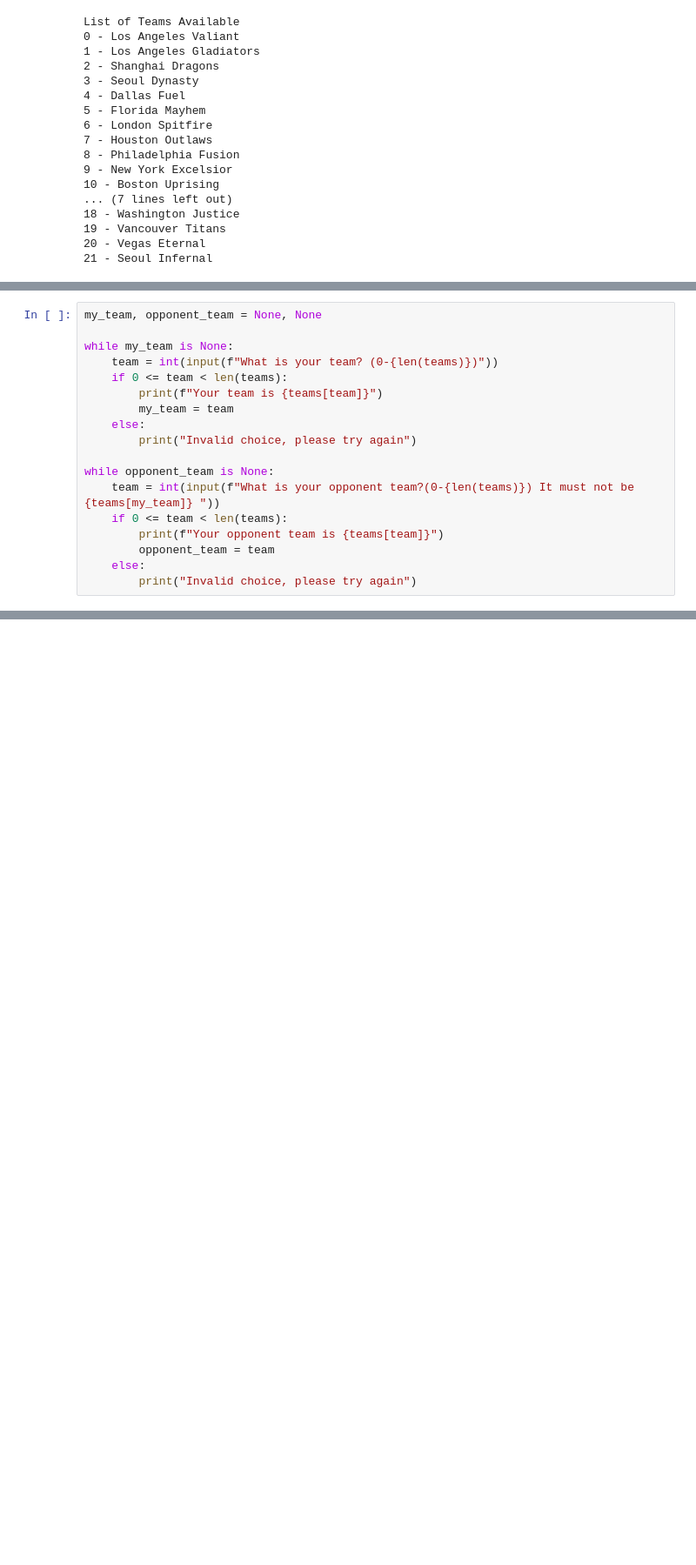
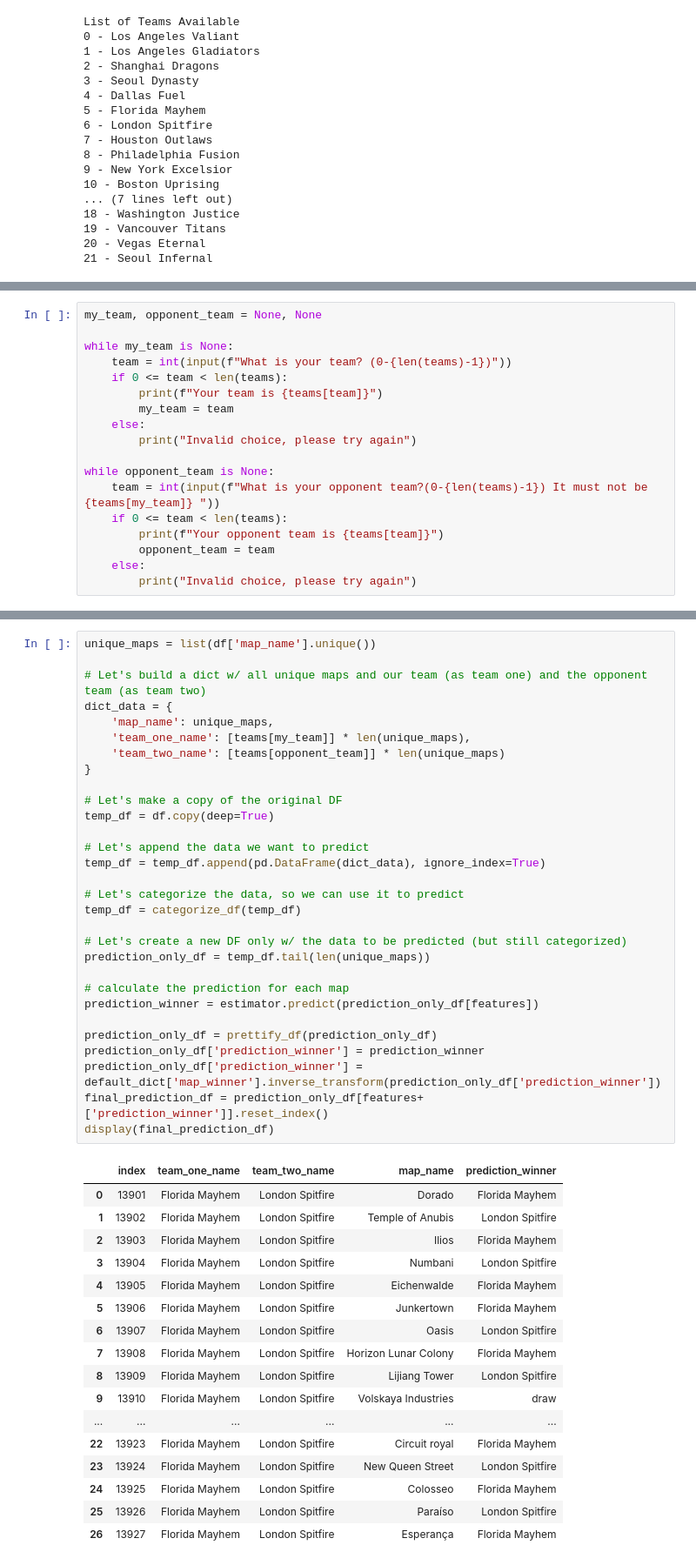
Before and after one commit to viniciusbarros/mtu-artificial-inteligence, a Jupyter notebook: AI/CA3/DataDrivenModel_Template.ipynb, the cells around one changed output, grey strips where cells are left out. Shown: that part at 87% size. Cells and saved outputs as stored; diff of their text form; blank space fills up the shorter version.

```diff
--- a/AI/CA3/DataDrivenModel_Template.ipynb
+++ b/AI/CA3/DataDrivenModel_Template.ipynb
@@ -291,7 +394,7 @@ List of Teams Available
 my_team, opponent_team = None, None
 
 while my_team is None:
-    team = int(input(f"What is your team? (0-{len(teams)})"))
+    team = int(input(f"What is your team? (0-{len(teams)-1})"))
     if 0 <= team < len(teams):
         print(f"Your team is {teams[team]}")
         my_team = team
@@ -299,7 +402,7 @@ while my_team is None:
         print("Invalid choice, please try again")
 
 while opponent_team is None:
-    team = int(input(f"What is your opponent team?(0-{len(teams)}) It must not be {teams[my_team]} "))
+    team = int(input(f"What is your opponent team?(0-{len(teams)-1}) It must not be {teams[my_team]} "))
     if 0 <= team < len(teams):
         print(f"Your opponent team is {teams[team]}")
         opponent_team = team
@@ -347,0 +417,48 @@ array([1, 0, 0, 0, 1, 0, 0, 0, 0, 0, 0, 0, 0, 0, 0, 0, 1, 0, 1, 0, 0, 0,
+# %%
+unique_maps = list(df['map_name'].unique())
+
+# Let's build a dict w/ all unique maps and our team (as team one) and the opponent team (as team two)
+dict_data = {
+    'map_name': unique_maps,
+    'team_one_name': [teams[my_team]] * len(unique_maps),
+    'team_two_name': [teams[opponent_team]] * len(unique_maps)
+}
+
+# Let's make a copy of the original DF
+temp_df = df.copy(deep=True)
+
+# Let's append the data we want to predict
+temp_df = temp_df.append(pd.DataFrame(dict_data), ignore_index=True)
+
+# Let's categorize the data, so we can use it to predict
+temp_df = categorize_df(temp_df)
+
+# Let's create a new DF only w/ the data to be predicted (but still categorized)
+prediction_only_df = temp_df.tail(len(unique_maps))
+
+# calculate the prediction for each map
+prediction_winner = estimator.predict(prediction_only_df[features])
+
+prediction_only_df = prettify_df(prediction_only_df)
+prediction_only_df['prediction_winner'] = prediction_winner
+prediction_only_df['prediction_winner'] = default_dict['map_winner'].inverse_transform(prediction_only_df['prediction_winner'])
+final_prediction_df = prediction_only_df[features+['prediction_winner']].reset_index()
+display(final_prediction_df)
+# %% [output]
+|  | index | team_one_name | team_two_name | map_name | prediction_winner |
+| 0 | 13901 | Florida Mayhem | London Spitfire | Dorado | Florida Mayhem |
+| 1 | 13902 | Florida Mayhem | London Spitfire | Temple of Anubis | London Spitfire |
+| 2 | 13903 | Florida Mayhem | London Spitfire | Ilios | Florida Mayhem |
+| 3 | 13904 | Florida Mayhem | London Spitfire | Numbani | London Spitfire |
+| 4 | 13905 | Florida Mayhem | London Spitfire | Eichenwalde | Florida Mayhem |
+| 5 | 13906 | Florida Mayhem | London Spitfire | Junkertown | Florida Mayhem |
+| 6 | 13907 | Florida Mayhem | London Spitfire | Oasis | London Spitfire |
+| 7 | 13908 | Florida Mayhem | London Spitfire | Horizon Lunar Colony | Florida Mayhem |
+| 8 | 13909 | Florida Mayhem | London Spitfire | Lijiang Tower | London Spitfire |
+| 9 | 13910 | Florida Mayhem | London Spitfire | Volskaya Industries | draw |
+| ... | ... | ... | ... | ... | ... |
+| 22 | 13923 | Florida Mayhem | London Spitfire | Circuit royal | Florida Mayhem |
+| 23 | 13924 | Florida Mayhem | London Spitfire | New Queen Street | London Spitfire |
+| 24 | 13925 | Florida Mayhem | London Spitfire | Colosseo | Florida Mayhem |
+| 25 | 13926 | Florida Mayhem | London Spitfire | Paraíso | London Spitfire |
+| 26 | 13927 | Florida Mayhem | London Spitfire | Esperança | Florida Mayhem |
```
Also changed, not shown: parts of 21 cells of this notebook.
